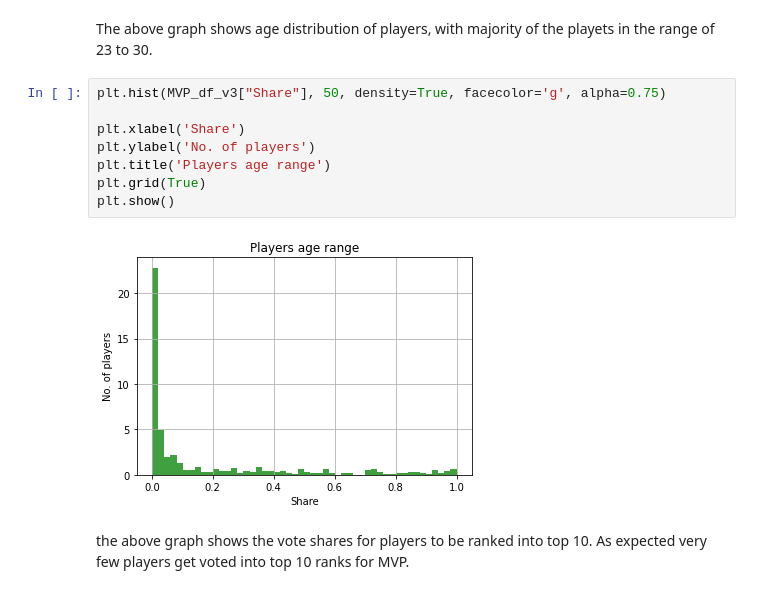
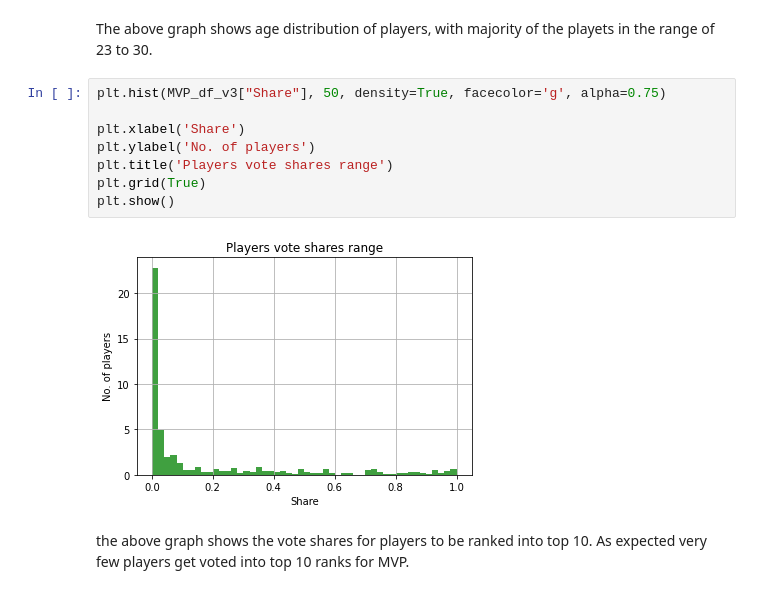
Before and after one commit to JaySanthanam/Programming-for-data, a Jupyter notebook: Projects/NBA.ipynb, the cells around one changed output. Cells and saved outputs as stored; diff of their text form.

```diff
--- a/Projects/NBA.ipynb
+++ b/Projects/NBA.ipynb
@@ -353,13 +353,13 @@ The above graph shows age distribution of players, with majority of the playets
 # %%
 plt.hist(MVP_df_v3["Share"], 50, density=True, facecolor='g', alpha=0.75)
 
 plt.xlabel('Share')
 plt.ylabel('No. of players')
-plt.title('Players age range')
+plt.title('Players vote shares range')
 plt.grid(True)
 plt.show()
 # %% [output]
-[figure, old version]
+[figure, new version]
 # %% [markdown]
 the above graph shows the vote shares for players to be ranked into top 10. As expected very few players get voted into top 10 ranks for MVP.
 # %%
```
Also changed, not shown: parts of 7 cells of this notebook.
